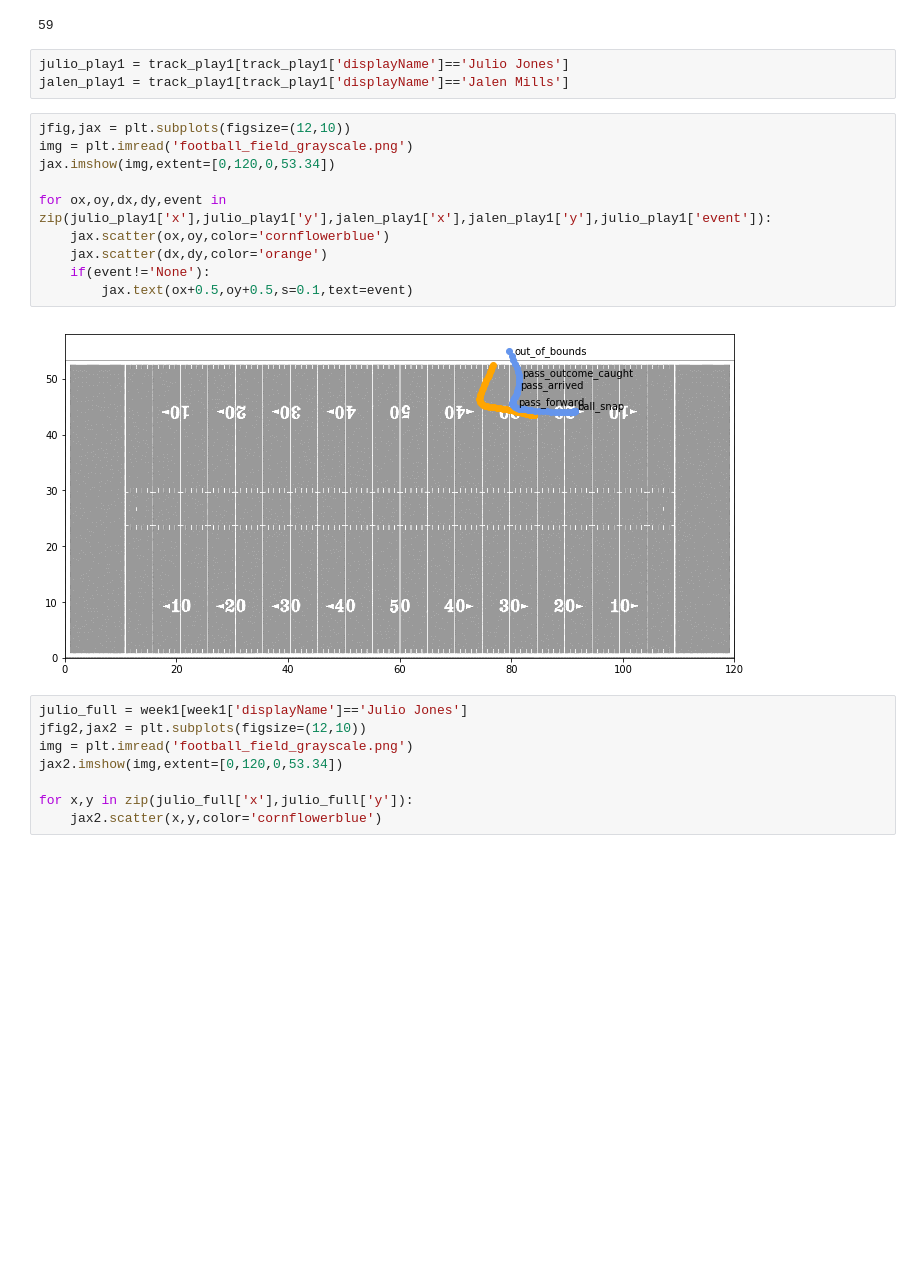
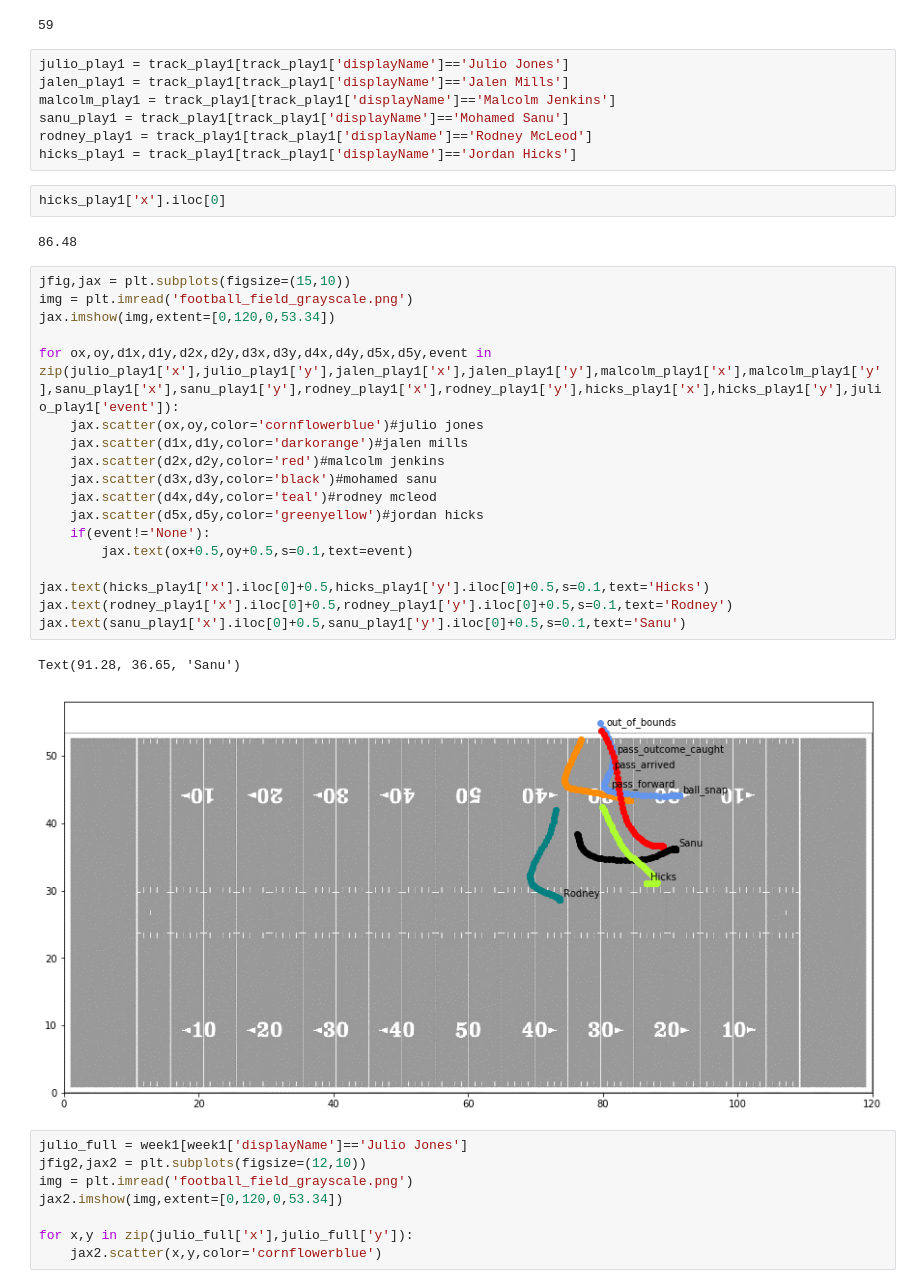
Before and after one commit to sidthakur08/nfl-big-data-bowl-2021, a Jupyter notebook: explore.ipynb, the cells around one changed output. Drawn from its saved outputs; the diff is of its cells as text; blank space fills up the shorter version.

```diff
--- a/explore.ipynb
+++ b/explore.ipynb
@@ -225,18 +225,35 @@ len(list_frames)
 # %%
 julio_play1 = track_play1[track_play1['displayName']=='Julio Jones']
 jalen_play1 = track_play1[track_play1['displayName']=='Jalen Mills']
+malcolm_play1 = track_play1[track_play1['displayName']=='Malcolm Jenkins']
+sanu_play1 = track_play1[track_play1['displayName']=='Mohamed Sanu']
+rodney_play1 = track_play1[track_play1['displayName']=='Rodney McLeod']
+hicks_play1 = track_play1[track_play1['displayName']=='Jordan Hicks']
+# %%
+hicks_play1['x'].iloc[0]
+# %% [output]
+86.48
 # %%
-jfig,jax = plt.subplots(figsize=(12,10))
+jfig,jax = plt.subplots(figsize=(15,10))
 img = plt.imread('football_field_grayscale.png')
 jax.imshow(img,extent=[0,120,0,53.34])
 
-for ox,oy,dx,dy,event in zip(julio_play1['x'],julio_play1['y'],jalen_play1['x'],jalen_play1['y'],julio_play1['event']):
-    jax.scatter(ox,oy,color='cornflowerblue')
-    jax.scatter(dx,dy,color='orange')
+for ox,oy,d1x,d1y,d2x,d2y,d3x,d3y,d4x,d4y,d5x,d5y,event in zip(julio_play1['x'],julio_play1['y'],jalen_play1['x'],jalen_play1['y'],malcolm_play1['x'],malcolm_play1['y'],sanu_play1['x'],sanu_play1['y'],rodney_play1['x'],rodney_play1['y'],hicks_play1['x'],hicks_play1['y'],julio_play1['event']):
+    jax.scatter(ox,oy,color='cornflowerblue')#julio jones
+    jax.scatter(d1x,d1y,color='darkorange')#jalen mills
+    jax.scatter(d2x,d2y,color='red')#malcolm jenkins
+    jax.scatter(d3x,d3y,color='black')#mohamed sanu
+    jax.scatter(d4x,d4y,color='teal')#rodney mcleod
+    jax.scatter(d5x,d5y,color='greenyellow')#jordan hicks
     if(event!='None'):
         jax.text(ox+0.5,oy+0.5,s=0.1,text=event)
+
+jax.text(hicks_play1['x'].iloc[0]+0.5,hicks_play1['y'].iloc[0]+0.5,s=0.1,text='Hicks')
+jax.text(rodney_play1['x'].iloc[0]+0.5,rodney_play1['y'].iloc[0]+0.5,s=0.1,text='Rodney')
+jax.text(sanu_play1['x'].iloc[0]+0.5,sanu_play1['y'].iloc[0]+0.5,s=0.1,text='Sanu')
 # %% [output]
+Text(91.28, 36.65, 'Sanu')
-[figure, old version]
+[figure, new version]
 # %%
 julio_full = week1[week1['displayName']=='Julio Jones']
 jfig2,jax2 = plt.subplots(figsize=(12,10))
```
Also changed, not shown: parts of 5 cells of this notebook, 1 other file.
